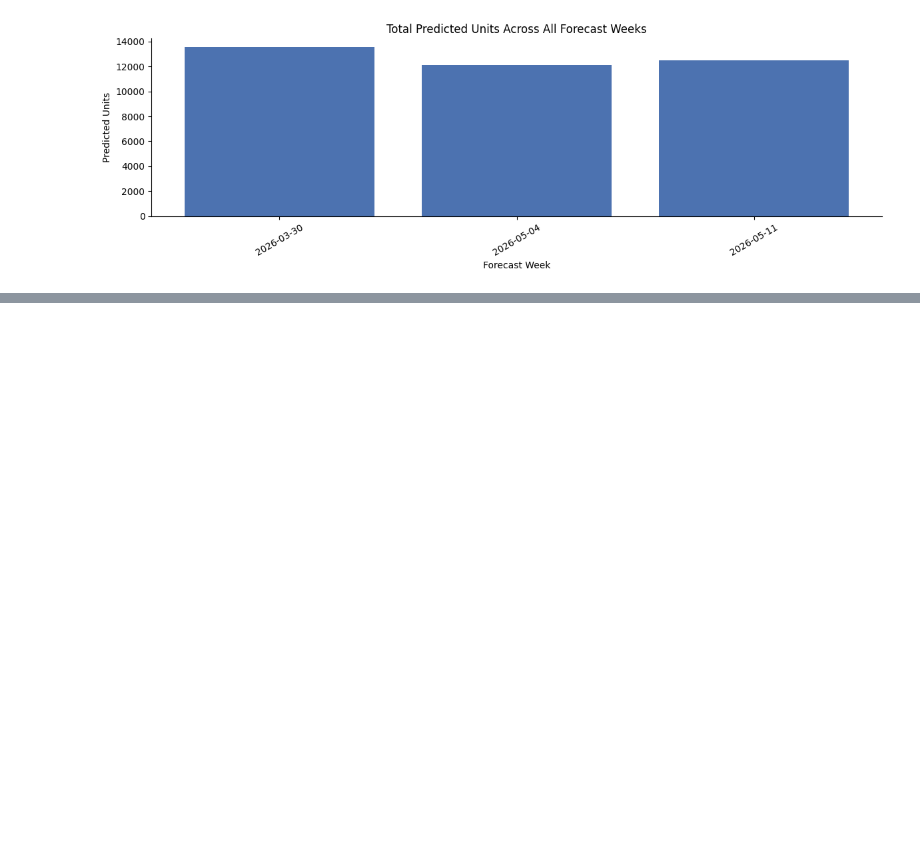
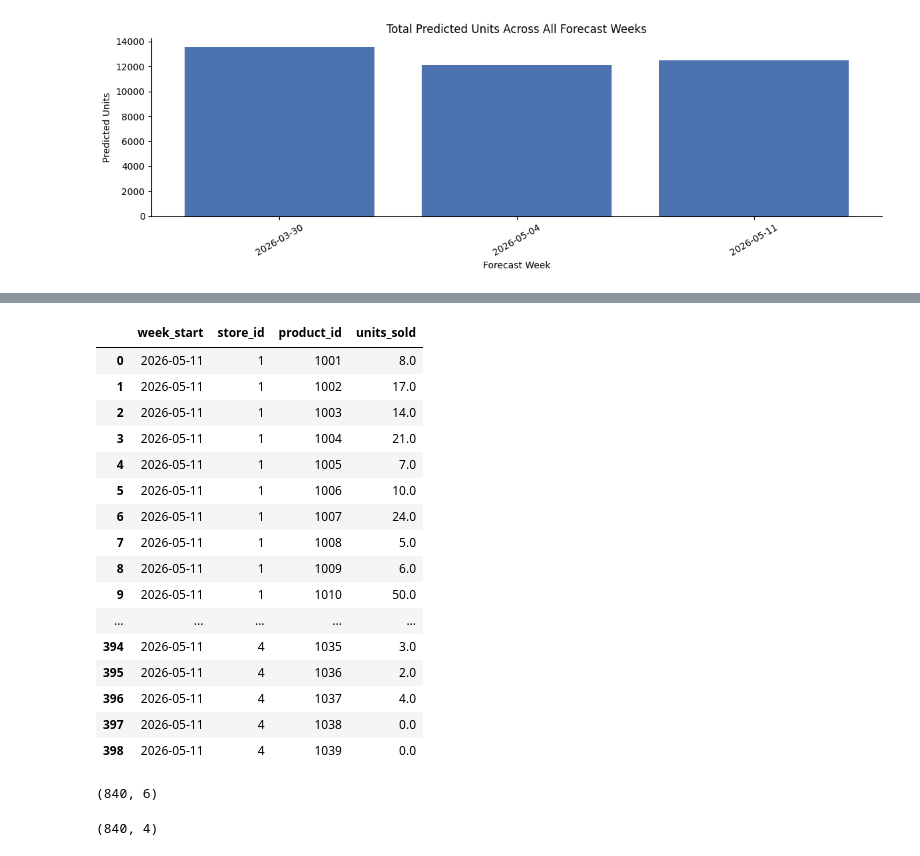
Before and after one commit to Bonaboss01/retail-sales-forecasting-genai, a Jupyter notebook: notebooks/15_weekly_forecast_analysis.ipynb, the cells around one changed output, grey strips where cells are left out. Saved outputs shown, nothing was run; the diff lists cells and outputs as text; code cells hidden in the pictures; blank space fills up the shorter version.

```diff
--- a/notebooks/15_weekly_forecast_analysis.ipynb
+++ b/notebooks/15_weekly_forecast_analysis.ipynb
@@ -316,0 +324,44 @@ may11
+# %%
+from src.data.db_connection import run_query
+
+actuals = run_query("""
+    SELECT
+        DATE_TRUNC('week', date)::date  AS week_start,
+        store_id::text                  AS store_id,
+        product_id,
+        SUM(units_sold)                 AS units_sold
+    FROM core.fact_sales
+    WHERE date >= '2026-05-11'
+    AND   date <  '2026-05-18'
+    GROUP BY 1, 2, 3
+    ORDER BY 1
+""")
+
+actuals["week_start"] = pd.to_datetime(actuals["week_start"])
+actuals
+# %% [output]
+|  | week_start | store_id | product_id | units_sold |
+| 0 | 2026-05-11 | 1 | 1001 | 8.0 |
+| 1 | 2026-05-11 | 1 | 1002 | 17.0 |
+| 2 | 2026-05-11 | 1 | 1003 | 14.0 |
+| 3 | 2026-05-11 | 1 | 1004 | 21.0 |
+| 4 | 2026-05-11 | 1 | 1005 | 7.0 |
+| 5 | 2026-05-11 | 1 | 1006 | 10.0 |
+| 6 | 2026-05-11 | 1 | 1007 | 24.0 |
+| 7 | 2026-05-11 | 1 | 1008 | 5.0 |
+| 8 | 2026-05-11 | 1 | 1009 | 6.0 |
+| 9 | 2026-05-11 | 1 | 1010 | 50.0 |
+| ... | ... | ... | ... | ... |
+| 394 | 2026-05-11 | 4 | 1035 | 3.0 |
+| 395 | 2026-05-11 | 4 | 1036 | 2.0 |
+| 396 | 2026-05-11 | 4 | 1037 | 4.0 |
+| 397 | 2026-05-11 | 4 | 1038 | 0.0 |
+| 398 | 2026-05-11 | 4 | 1039 | 0.0 |
+# %%
+may11.shape
+# %% [output]
+(840, 6)
+# %%
+actuals.shape
+# %% [output]
+(840, 4)
```
Also changed, not shown: parts of 3 cells of this notebook, 6 other files.
